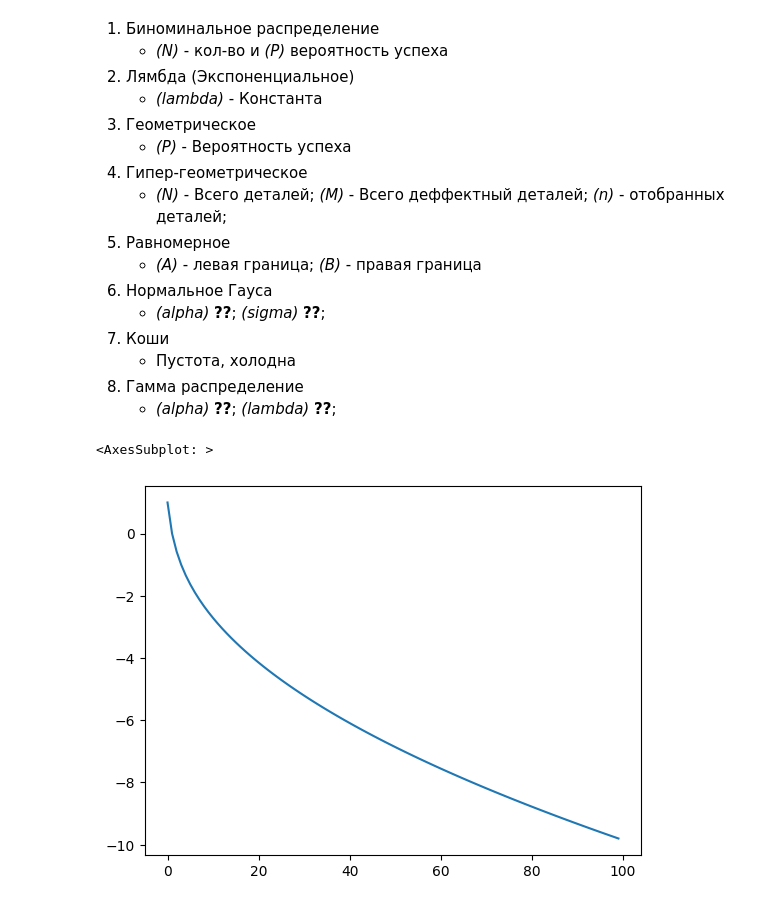
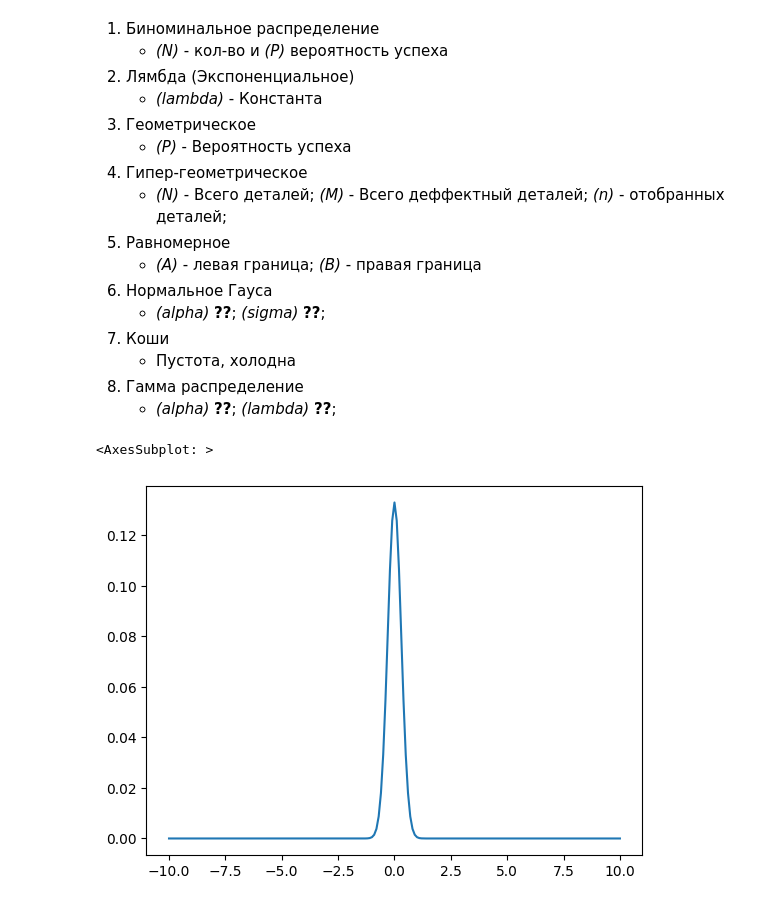
Before and after one commit to JooudDoo/TViMS, a Jupyter notebook: Task (2)/main.ipynb, the cells around one changed output. Saved outputs shown, nothing was run; the diff lists cells and outputs as text; code cells hidden in the pictures.

```diff
--- a/Task (2)/main.ipynb
+++ b/Task (2)/main.ipynb
@@ -36,7 +36,7 @@ def binominal(returnProbs = False, inputString = ""):
     for k in range(N+1):
         probs.append(Cnk(k, N) * P**k * Q**(N-k))
     if returnProbs: return (probs, range(N+1))
-    return pd.DataFrame(probs, columns=['P']).plot(kind='bar')
+    return pd.DataFrame(probs, columns=['P']).plot()
 
 def exponental(returnProbs = False, inputString = ""):
     if inputString != "":
@@ -49,7 +49,7 @@ def exponental(returnProbs = False, inputString = ""):
     for k in range(N+1):
         probs.append(lam * exp(-lam*k))
     if returnProbs: return (probs, range(N+1))
-    return pd.DataFrame(probs, columns=['P']).plot(kind='bar')
+    return pd.DataFrame(probs, columns=['P']).plot()
 
 def geometric(returnProbs = False, inputString = ""):
     if inputString != "":
@@ -63,7 +63,7 @@ def geometric(returnProbs = False, inputString = ""):
     for k in range(1, N+1):
         probs.append(P*Q**(k-1))
     if returnProbs: return (probs, range(1, N+1))
-    return pd.DataFrame(probs, columns=['P']).plot(kind='bar')
+    return pd.DataFrame(probs, columns=['P']).plot()
 
 def giperGeometric(returnProbs = False, inputString = ""):
     if inputString != "":
@@ -76,7 +76,7 @@ def giperGeometric(returnProbs = False, inputString = ""):
     for m in range(min(M,n)+1):
         probs.append((Cnk(m, M) * Cnk(n-m, N-M))/Cnk(n,N))
     if returnProbs: return (probs, range(min(M,n)+1))
-    return pd.DataFrame(probs, columns=['P']).plot(kind='bar')
+    return pd.DataFrame(probs, columns=['P']).plot()
 
 def ravnomernoe(returnProbs = False, inputString = ""):
     if inputString != "":
@@ -87,7 +87,7 @@ def ravnomernoe(returnProbs = False, inputString = ""):
     if B <= A: raise ValueError("B is bigger than A")
     probs = [1/(B-A) for x in range(int(A),int(B)+1)]
     if returnProbs: return (probs, range(int(A),int(B)+1))
-    return pd.Series(np.array(probs),  index=range(A,B)).plot(kind='bar')
+    return pd.Series(np.array(probs),  index=range(A,B)).plot()
 
 def gause(returnProbs = False, inputString = ""):
     if inputString != "":
@@ -99,7 +99,7 @@ def gause(returnProbs = False, inputString = ""):
     for k in range(-N*10, N*10+1):
         probs.append(exp(-((k-alpha)**2)/(2*sigma**2))/(sigma*sqrt(2*pi)))
     if returnProbs: return (probs, [x/10 for x in range(-N*10, N*10+1)])
-    return pd.Series(np.array(probs),  index=[x/10 for x in range(-N*10, N*10+1)]).plot(kind='bar')
+    return pd.Series(np.array(probs),  index=[x/10 for x in range(-N*10, N*10+1)]).plot()
 
 def gamma(returnProbs = False, inputString = ""):
     if inputString != "":
@@ -114,7 +114,7 @@ def gamma(returnProbs = False, inputString = ""):
             (lam**alpha * k**(alpha-1) * exp(-lam*k)) / factorial(alpha-1)
             )
     if returnProbs: return (probs, range(1, N+1))
-    return pd.Series(np.array(probs)).plot(kind='bar')
+    return pd.Series(np.array(probs)).plot()
 
 def koshi(returnProbs = False, inputString = ""):
     if inputString != "":
@@ -127,7 +127,7 @@ def koshi(returnProbs = False, inputString = ""):
             1/(pi*(1+k**2))
         )
     if returnProbs: return (probs, list(range(-N, N+1)))
-    return pd.Series(np.array(probs), index=range(-N, N+1)).plot(kind='bar')
+    return pd.Series(np.array(probs), index=range(-N, N+1)).plot()
 # %%
 def checkMathEx(N, raspred):
     arr = []
@@ -160,8 +162,8 @@ def checkCPT(N, raspred, inputStr = ""):
         probs, inds = raspred(inputString = params, returnProbs = True)
         arr.append((sum(probs) - x * Ex ) / sqrt(x * Ds))
     return pd.Series(arr).plot()
-# %%
-checkCPT(100, binominal, "0.5")
-# %% [output]
-<AxesSubplot: >
-[figure, removed]
+# %%
+gause(inputString="10 0 3")
+# %% [output]
+<AxesSubplot: >
+[figure, added]
```
Also changed, not shown: parts of 2 cells of this notebook.
